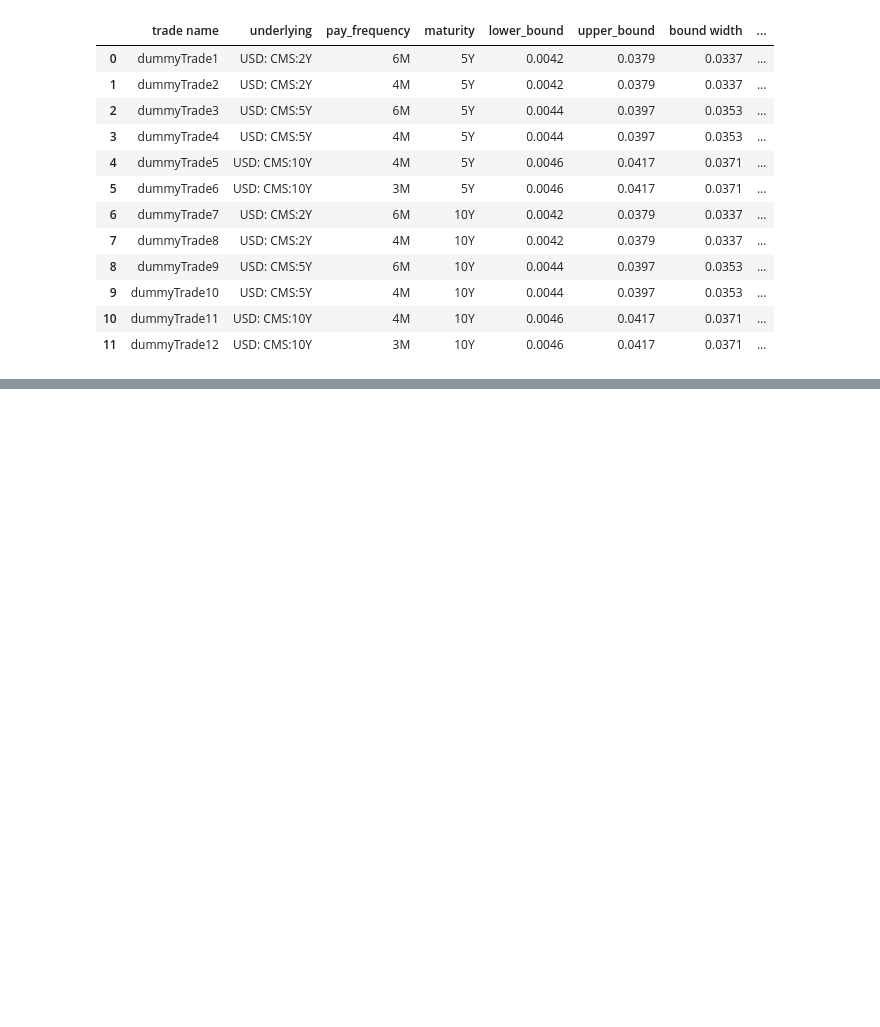
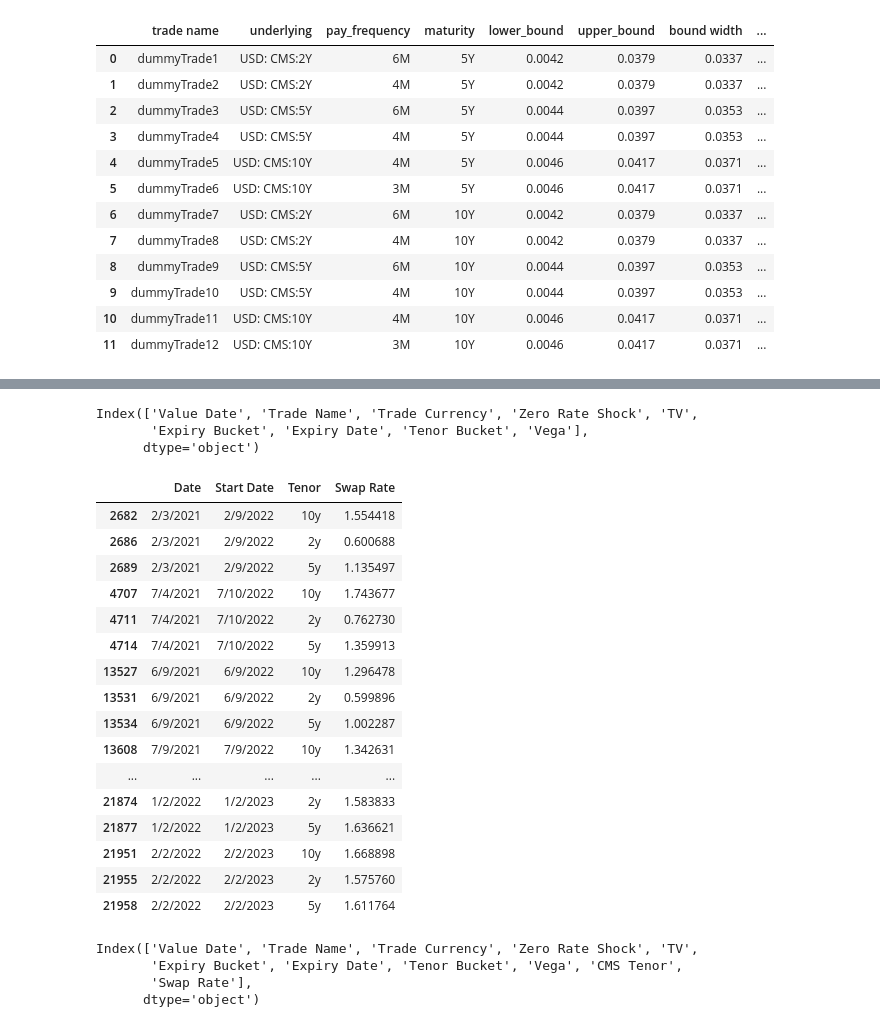
Before and after one commit to jacksonhk/UBS-data, a Jupyter notebook: preprocess.ipynb, the cells around one changed output, grey strips where cells are left out. Cells and saved outputs as stored; diff of their text form; code cells hidden in the pictures; blank space fills up the shorter version.

Commit message:
Joined Swap Rate to IR dataset

```diff
--- a/preprocess.ipynb
+++ b/preprocess.ipynb
@@ -75,0 +57,58 @@ trade
+# %%
+ir
+ir.columns
+# %% [output]
+Index(['Value Date', 'Trade Name', 'Trade Currency', 'Zero Rate Shock', 'TV',
+       'Expiry Bucket', 'Expiry Date', 'Tenor Bucket', 'Vega'],
+      dtype='object')
+# %%
+# dictionary storing for tenor
+dummy2YCMS = {'dummyTrade1': 2, 'dummyTrade2': 2, 'dummyTrade7': 2, 'dummyTrade8': 2}
+dummy5YCMS = {'dummyTrade3': 5, 'dummyTrade4': 5, 'dummyTrade9': 5, 'dummyTrade10': 5}
+dummy10YCMS = {'dummyTrade5': 10, 'dummyTrade6': 10, 'dummyTrade11': 10, 'dummyTrade12': 10}
+YtoInt = {2:"2y", 5: "5y", 10: "10y"}
+
+dummyTenorCMS = {**dummy2YCMS, **dummy5YCMS, **dummy10YCMS}
+# %%
+startfilter = swap['Start Date'].isin(ir['Value Date'])
+timefilter = swap['Tenor'].isin(YtoInt.values())
+swap_rate = swap[startfilter & timefilter]
+
+swap_rate = swap_rate.drop_duplicates(['Start Date', 'Tenor'], keep = 'last')
+swap_rate
+# %% [output]
+|  | Date | Start Date | Tenor | Swap Rate |
+| 2682 | 2/3/2021 | 2/9/2022 | 10y | 1.554418 |
+| 2686 | 2/3/2021 | 2/9/2022 | 2y | 0.600688 |
+| 2689 | 2/3/2021 | 2/9/2022 | 5y | 1.135497 |
+| 4707 | 7/4/2021 | 7/10/2022 | 10y | 1.743677 |
+| 4711 | 7/4/2021 | 7/10/2022 | 2y | 0.762730 |
+| 4714 | 7/4/2021 | 7/10/2022 | 5y | 1.359913 |
+| 13527 | 6/9/2021 | 6/9/2022 | 10y | 1.296478 |
+| 13531 | 6/9/2021 | 6/9/2022 | 2y | 0.599896 |
+| 13534 | 6/9/2021 | 6/9/2022 | 5y | 1.002287 |
+| 13608 | 7/9/2021 | 7/9/2022 | 10y | 1.342631 |
+| ... | ... | ... | ... | ... |
+| 21874 | 1/2/2022 | 1/2/2023 | 2y | 1.583833 |
+| 21877 | 1/2/2022 | 1/2/2023 | 5y | 1.636621 |
+| 21951 | 2/2/2022 | 2/2/2023 | 10y | 1.668898 |
+| 21955 | 2/2/2022 | 2/2/2023 | 2y | 1.575760 |
+| 21958 | 2/2/2022 | 2/2/2023 | 5y | 1.611764 |
+# %%
+ir['CMS Tenor'] = ir['Trade Name'].map(dummyTenorCMS).map(YtoInt)
+zero = ir.loc[ir['Zero Rate Shock'] == 0]
+# map the swap rate to the current zero rate shock 0 swap rate, fill zero rate change later
+
+
+zero = zero.merge(swap_rate, left_on = ['Value Date', 'CMS Tenor'], right_on = ['Start Date', 'Tenor'], how = "left")
+
+
+zero.drop(columns = ['Tenor', 'Date', 'Start Date'], inplace = True)
+zero
+zero.head(1000)
+zero.columns
+# %% [output]
+Index(['Value Date', 'Trade Name', 'Trade Currency', 'Zero Rate Shock', 'TV',
+       'Expiry Bucket', 'Expiry Date', 'Tenor Bucket', 'Vega', 'CMS Tenor',
+       'Swap Rate'],
+      dtype='object')
```
Also changed, not shown: parts of 8 cells of this notebook.
